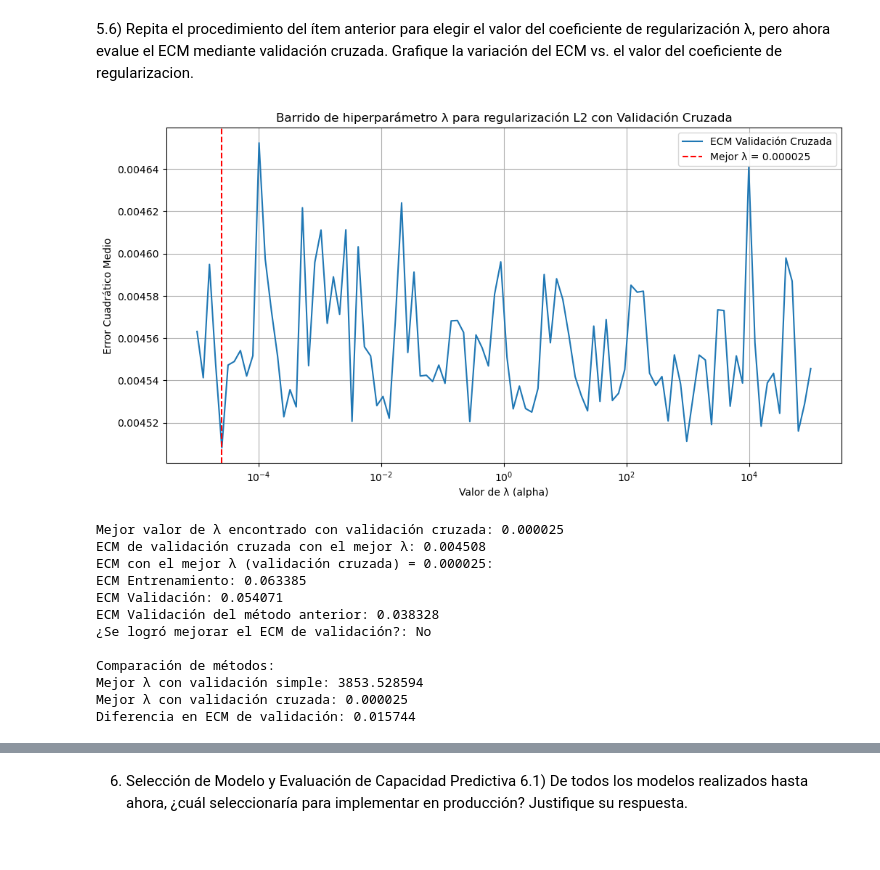
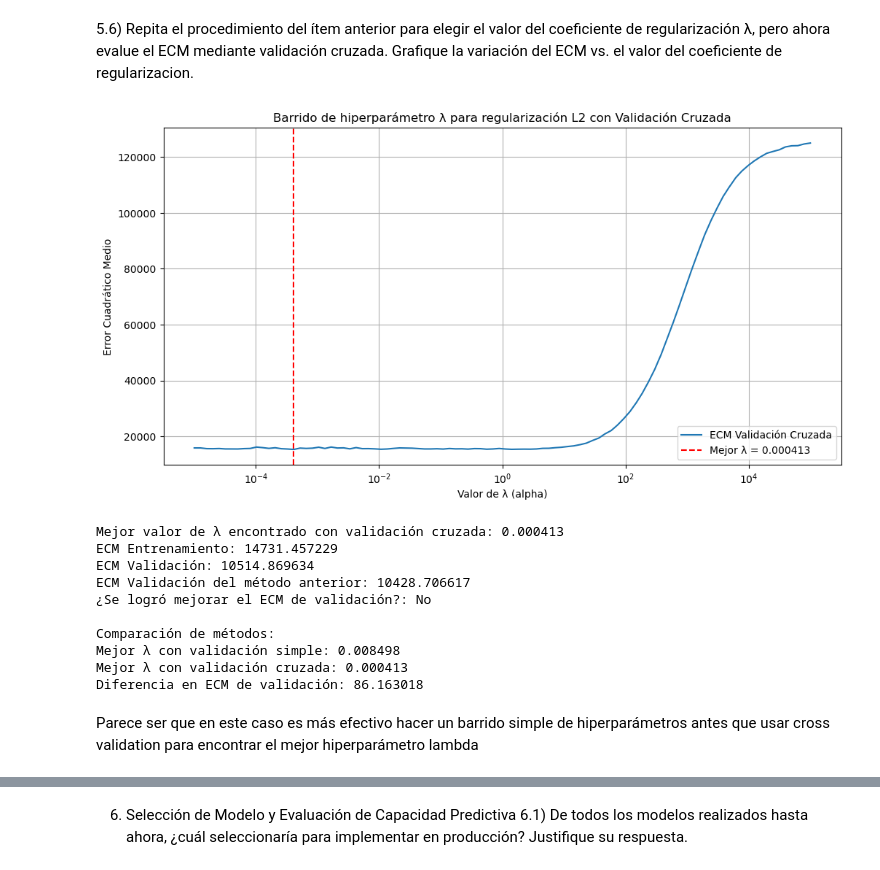
Before and after one commit to mattemusacchio/ML, a Jupyter notebook: tp1/notebooks/Entrega_TP1.ipynb, the cells around one changed output, grey strips where cells are left out. Saved outputs shown, nothing was run; the diff lists cells and outputs as text; code cells hidden in the pictures.

```diff
--- a/tp1/notebooks/Entrega_TP1.ipynb
+++ b/tp1/notebooks/Entrega_TP1.ipynb
@@ -1136,6 +1189,18 @@ determine su valor mediante un barrido del hiperparámetro y observando la varia
 ción del ECM evaluado sobre el conjunto de validación. ¿Se logró mejorar el ECM de
 validación?
 # %%
+train_df_norm = pd.read_csv('../data/processed/train_df_fe_normalized.csv')
+val_df_norm = pd.read_csv('../data/processed/val_df__fe_normalized.csv')
+
+# Seleccionar todas las columnas excepto 'price' como características
+features = [col for col in train_df_norm.columns if col != 'price']
+
+X_train = train_df_norm[features]
+y_train = train_df_norm['price']
+X_val = val_df_norm[features]
+y_val = val_df_norm['price']
+
+
 # Realizamos un barrido de hiperparámetros para encontrar el mejor valor de lambda (α)
 lambdas = np.logspace(-15, 5, 100)  # Valores de lambda desde 10^-5 hasta 10^5
 train_errors = []
@@ -1194,11 +1259,10 @@ y_pred_val_mejor = mejor_modelo_l2.predict(X_val)
 train_mse_mejor = MSE(y_train, y_pred_train_mejor)
 val_mse_mejor = MSE(y_val, y_pred_val_mejor)
 
-print(f"ECM con el mejor λ = {best_lambda:.6f}:")
 print(f"ECM Entrenamiento: {train_mse_mejor:.6f}")
 print(f"ECM Validación: {val_mse_mejor:.6f}")
-print(f"ECM Validación anterior (λ aleatorio): {mse_val_l2:.6f}")
-print(f"¿Se logró mejorar el ECM de validación?: {'Sí' if val_mse_mejor < mse_val_l2 else 'No'}")
+print(f"ECM modelo anterior (λ = 1): {10472.3:.6f}")
+print(f"¿Se logró mejorar el ECM de validación?: {'Sí' if val_mse_mejor < 10472.3 else 'No'}")
 
 # Visualizamos las predicciones con el mejor modelo
 plt.figure(figsize=(12, 6))
@@ -1224,19 +1287,29 @@ ECM Validación anterior (λ aleatorio): 0.053959
 5.6) Repita el procedimiento del ítem anterior para elegir el valor del coeficiente de regularización λ, pero ahora evalue el ECM mediante validación cruzada. Grafique la variación
 del ECM vs. el valor del coeficiente de regularizacion.
 # %%
+train_df_norm = pd.read_csv('../data/processed/train_df_fe_normalized.csv')
+val_df_norm = pd.read_csv('../data/processed/val_df__fe_normalized.csv')
+
+# Seleccionar todas las columnas excepto 'price' como características
+features = [col for col in train_df_norm.columns if col != 'price']
+
+X_train = train_df_norm[features]
+y_train = train_df_norm['price']
+X_val = val_df_norm[features]
+y_val = val_df_norm['price']
+
 # Realizamos un barrido de hiperparámetros usando validación cruzada
 lambdas = np.logspace(-5, 5, 100)  # Valores de lambda desde 10^-5 hasta 10^5
 cv_errors = []
 
 # Para cada valor de lambda, evaluamos el modelo con validación cruzada
 for alpha in lambdas:
-    errores_fold = cross_val(X, y, LinearRegression, folds=10, l2=alpha)
+    errores_fold = cross_val(X_train, y_train, model='l2', folds=10, l2=alpha)
     cv_errors.append(np.mean(errores_fold))
 
 # Encontramos el mejor valor de lambda
 best_lambda_idx = np.argmin(cv_errors)
 best_lambda_cv = lambdas[best_lambda_idx]
-best_cv_mse = cv_errors[best_lambda_idx]
 
 # Visualizamos los resultados
 plt.figure(figsize=(12, 6))
@@ -1247,46 +1320,44 @@ plt.ylabel('Error Cuadrático Medio')
 plt.title('Barrido de hiperparámetro λ para regularización L2 con Validación Cruzada')
 plt.legend()
 plt.grid(True)
 plt.show()
 
 print(f"Mejor valor de λ encontrado con validación cruzada: {best_lambda_cv:.6f}")
-print(f"ECM de validación cruzada con el mejor λ: {best_cv_mse:.6f}")
 
 # Entrenamos el modelo final con el mejor valor de lambda encontrado por validación cruzada
 mejor_modelo_l2_cv = LinearRegression(X_train, y_train, l2=best_lambda_cv)
 mejor_modelo_l2_cv.fit_normal_equation()
 
 # Evaluamos el modelo con el mejor lambda
 y_pred_train_cv = mejor_modelo_l2_cv.predict(X_train)
 y_pred_val_cv = mejor_modelo_l2_cv.predict(X_val)
 
 # Calculamos el ECM para el mejor modelo
 train_mse_cv = MSE(y_train, y_pred_train_cv)
 val_mse_cv = MSE(y_val, y_pred_val_cv)
 
-print(f"ECM con el mejor λ (validación cruzada) = {best_lambda_cv:.6f}:")
 print(f"ECM Entrenamiento: {train_mse_cv:.6f}")
 print(f"ECM Validación: {val_mse_cv:.6f}")
 print(f"ECM Validación del método anterior: {val_mse_mejor:.6f}")
 print(f"¿Se logró mejorar el ECM de validación?: {'Sí' if val_mse_cv < val_mse_mejor else 'No'}")
 
 # Comparamos los resultados de ambos métodos
 print("\nComparación de métodos:")
 print(f"Mejor λ con validación simple: {best_lambda:.6f}")
 print(f"Mejor λ con validación cruzada: {best_lambda_cv:.6f}")
 print(f"Diferencia en ECM de validación: {abs(val_mse_cv - val_mse_mejor):.6f}")
 # %% [output]
-[figure, old version]
+[figure, new version]
-Mejor valor de λ encontrado con validación cruzada: 0.000025
-ECM de validación cruzada con el mejor λ: 0.004508
-ECM con el mejor λ (validación cruzada) = 0.000025:
-ECM Entrenamiento: 0.063385
-ECM Validación: 0.054071
-ECM Validación del método anterior: 0.038328
+Mejor valor de λ encontrado con validación cruzada: 0.000413
+ECM Entrenamiento: 14731.457229
+ECM Validación: 10514.869634
+ECM Validación del método anterior: 10428.706617
 ¿Se logró mejorar el ECM de validación?: No
 
 Comparación de métodos:
-Mejor λ con validación simple: 3853.528594
-Mejor λ con validación cruzada: 0.000025
-Diferencia en ECM de validación: 0.015744
+Mejor λ con validación simple: 0.008498
+Mejor λ con validación cruzada: 0.000413
+Diferencia en ECM de validación: 86.163018
+# %% [markdown]
+Parece ser que en este caso es más efectivo hacer un barrido simple de hiperparámetros antes que usar cross validation para encontrar el mejor hiperparámetro lambda
 # %%
```
Also changed, not shown: parts of 19 cells of this notebook, 6 other files.
